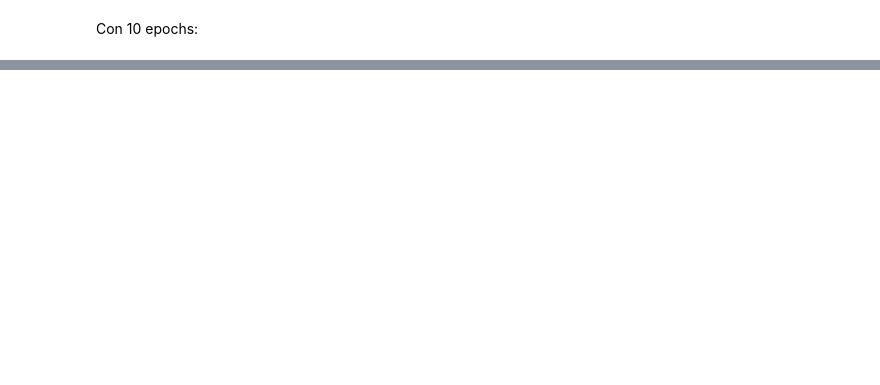
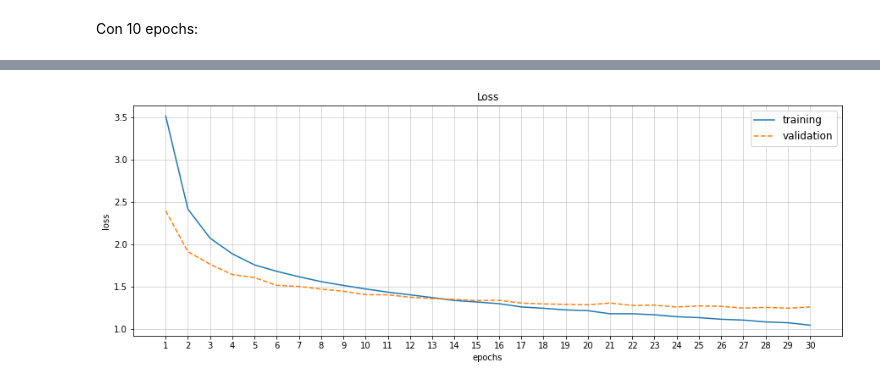
Before and after one commit to Cesarppz/Linux, a Jupyter notebook: ia/redes/natural_language/reuters_clasification.ipynb, the cells around one changed output, grey strips where cells are left out. Saved outputs shown, nothing was run; the diff lists cells and outputs as text; code cells hidden in the pictures; blank space fills up the shorter version.

```diff
--- a/ia/redes/natural_language/reuters_clasification.ipynb
+++ b/ia/redes/natural_language/reuters_clasification.ipynb
@@ -165,0 +170,20 @@ model.evaluate(X_test,y_test)
+# %%
+model = models.Sequential()
+model.add(layers.Dense(64, activation='relu', input_shape= (10000,), kernel_regularizer=regularizers.l1(0.0001)))
+model.add(layers.Dropout((0.5)))
+model.add(layers.Dense(64, activation='relu', kernel_regularizer=regularizers.l1(0.0001)))
+model.add(layers.Dropout((0.5)))
+model.add(layers.Dense(46, activation='softmax'))
+# %%
+model.compile(
+    optimizer= 'rmsprop',
+    loss= 'categorical_crossentropy',
+    metrics= 'accuracy'
+)
+# %%
+output = model.fit(
+    X_train, y_train,
+    epochs = 30,
+    batch_size = 512,
+    validation_data = (X_validation,y_validation)
+)
@@ -165,0 +208,15 @@ model.evaluate(X_test,y_test)
+# %%
+history_dict = output.history
+
+plt.figure(figsize=(15,5))
+plt.plot(range(1,len(history_dict['loss'])+1),history_dict['loss'], label='training')
+plt.plot(range(1,len(history_dict['loss'])+1),history_dict['val_loss'],'--', label='validation')
+plt.legend( fontsize='large')
+plt.xlabel('epochs')
+plt.ylabel('loss')
+plt.title('Loss')
+plt.xticks(range(1,len(history_dict['loss'])+1))
+plt.grid(alpha=0.6)
+plt.show()
+# %% [output]
+[figure, added]
```
Also changed, not shown: parts of 15 cells of this notebook, 6 other files.
